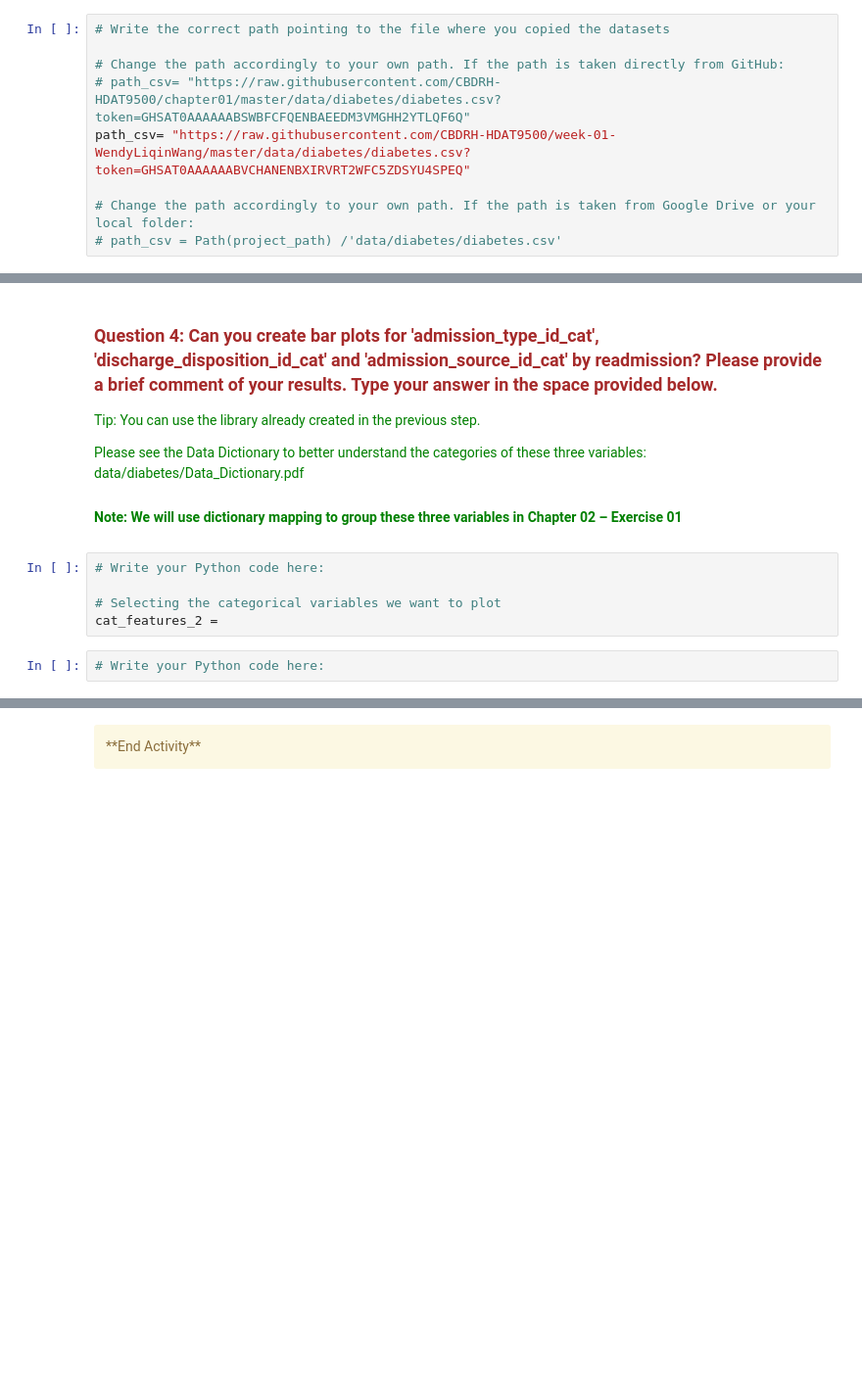
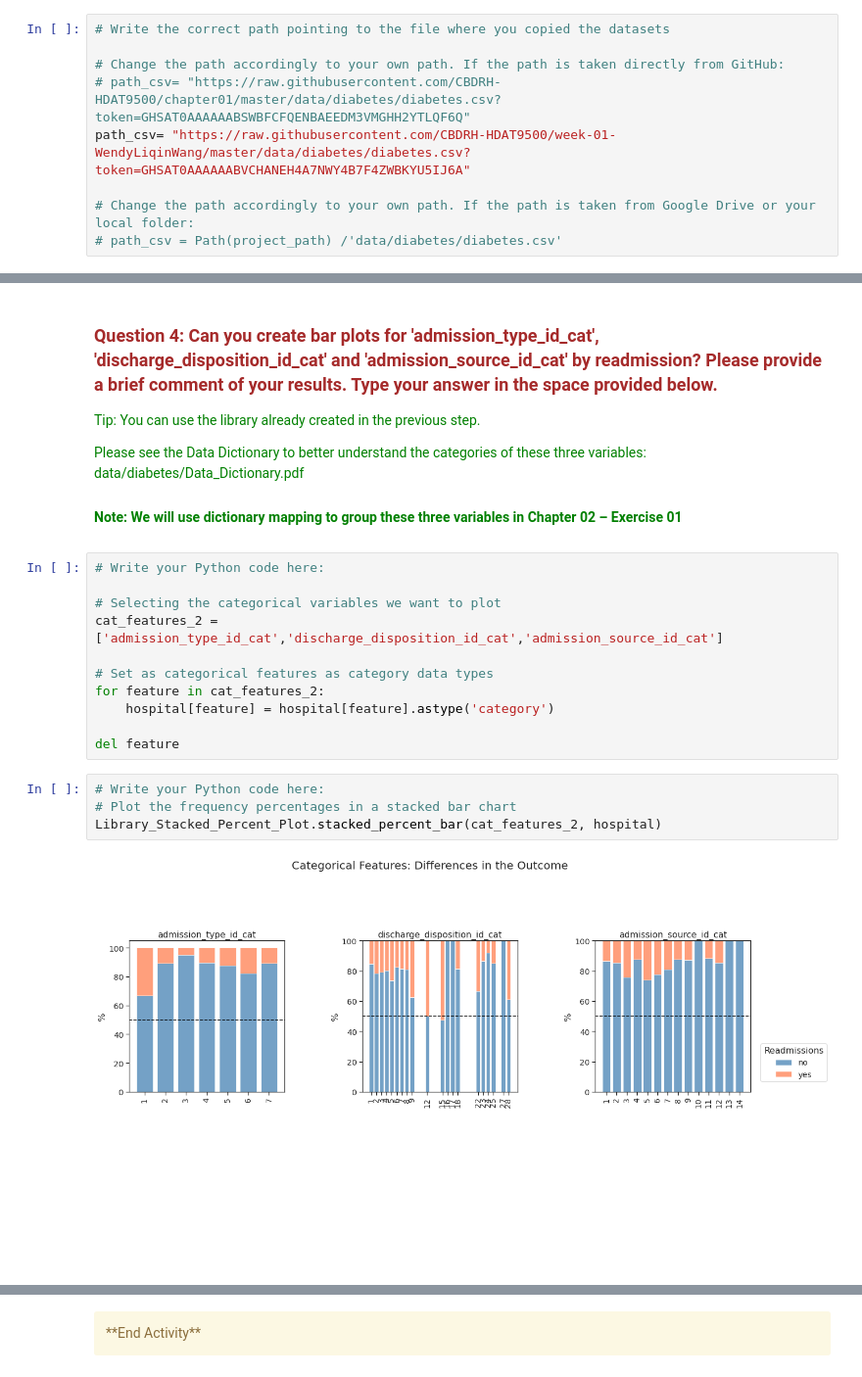
Before and after one commit to WendyLiqinWang/myrepo, a Jupyter notebook: Week-01-Exercise01.ipynb, the cells around one changed output, grey strips where cells are left out. Shown at 98% size. Cells and saved outputs as stored; diff of their text form; blank space fills up the shorter version.

Commit message:
completed week 1 exercise 1

```diff
--- a/Week-01-Exercise01.ipynb
+++ b/Week-01-Exercise01.ipynb
@@ -225,7 +218,7 @@ path_csv= "https://raw.githubusercontent.com/CBDRH-HDAT9500/chapter01/master/dat
 
 # Change the path accordingly to your own path. If the path is taken directly from GitHub:
 # path_csv= "https://raw.githubusercontent.com/CBDRH-HDAT9500/chapter01/master/data/diabetes/diabetes.csv?token=GHSAT0AAAAAABSWBFCFQENBAEEDM3VMGHH2YTLQF6Q"
-path_csv= "https://raw.githubusercontent.com/CBDRH-HDAT9500/week-01-WendyLiqinWang/master/data/diabetes/diabetes.csv?token=GHSAT0AAAAAABVCHANENBXIRVRT2WFC5ZDSYU4SPEQ"
+path_csv= "https://raw.githubusercontent.com/CBDRH-HDAT9500/week-01-WendyLiqinWang/master/data/diabetes/diabetes.csv?token=GHSAT0AAAAAABVCHANEH4A7NWY4B7F4ZWBKYU5IJ6A"
 
 # Change the path accordingly to your own path. If the path is taken from Google Drive or your local folder:
 # path_csv = Path(project_path) /'data/diabetes/diabetes.csv'
@@ -732,6 +758,16 @@ As we see, there are no inconsistencies regarding the 'sex', 'max_glu_serum', 'A
 # Write your Python code here:
 
 # Selecting the categorical variables we want to plot
-cat_features_2 =
+cat_features_2 = ['admission_type_id_cat','discharge_disposition_id_cat','admission_source_id_cat']
+
+# Set as categorical features as category data types
+for feature in cat_features_2:
+    hospital[feature] = hospital[feature].astype('category')
+
+del feature
 # %%
 # Write your Python code here:
+# Plot the frequency percentages in a stacked bar chart
+Library_Stacked_Percent_Plot.stacked_percent_bar(cat_features_2, hospital)
+# %% [output]
+[figure, added]
```
Also changed, not shown: parts of 25 cells of this notebook.
